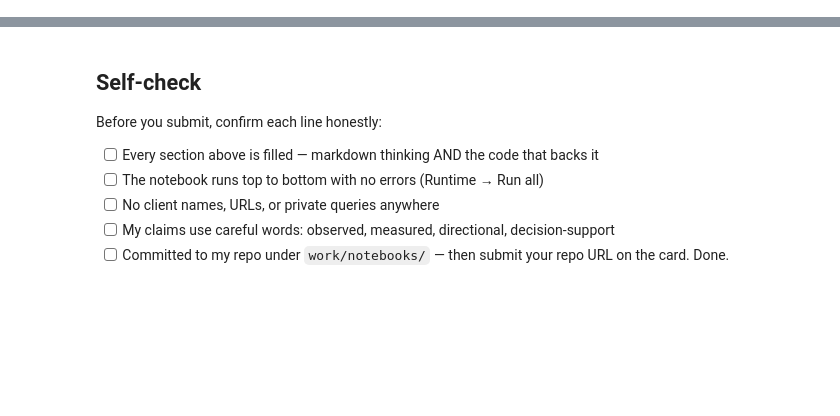
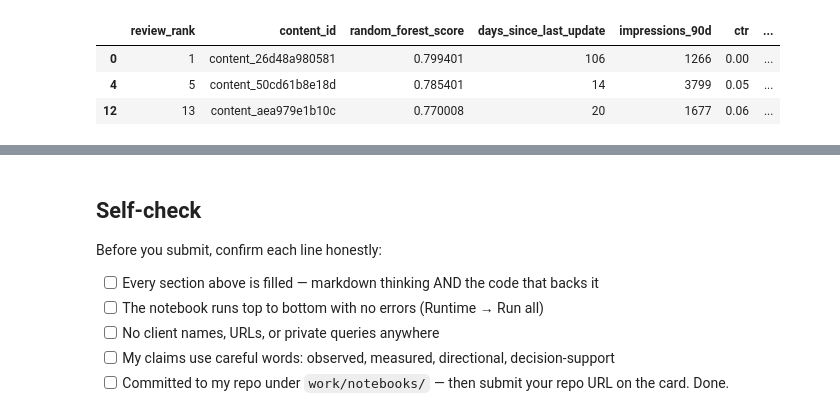
Before and after one commit to toBESkiii/FlyRank_AI_Intership, a Jupyter notebook: work/notebooks/w05_model.ipynb, the cells around one changed output, grey strips where cells are left out. Saved outputs shown, nothing was run; the diff lists cells and outputs as text; code cells hidden in the pictures; blank space fills up the shorter version.

```diff
--- a/work/notebooks/w05_model.ipynb
+++ b/work/notebooks/w05_model.ipynb
@@ -36,0 +446,96 @@ This skeleton is yours to fill. Work the sections **in order** — each one has
+# %%
+# ---------------------------------------------------------
+# 2. Build Random Forest ranked test queue
+# ---------------------------------------------------------
+
+random_forest_review = test_dataset[
+    [
+        "content_id",
+        "client_id",
+        "decline_proxy",
+        "days_since_last_update",
+        "impressions_90d",
+        "ctr",
+        "avg_position",
+        "search_volume"
+    ]
+].copy()
+
+random_forest_review["random_forest_score"] = (
+    random_forest_scores
+)
+
+random_forest_review = (
+    random_forest_review
+    .sort_values(
+        by="random_forest_score",
+        ascending=False
+    )
+    .reset_index(drop=True)
+)
+
+random_forest_review.insert(
+    0,
+    "review_rank",
+    range(1, len(random_forest_review) + 1)
+)
+
+
+# ---------------------------------------------------------
+# 3. Inspect errors inside top 50
+# ---------------------------------------------------------
+
+top_50_random_forest = (
+    random_forest_review
+    .head(50)
+    .copy()
+)
+
+correct_top_50 = (
+    top_50_random_forest["decline_proxy"] == 1
+).sum()
+
+false_positive_top_50 = (
+    top_50_random_forest["decline_proxy"] == 0
+).sum()
+
+print(
+    "Correct decline-proxy pages in Top 50:",
+    correct_top_50
+)
+
+print(
+    "False positives in Top 50:",
+    false_positive_top_50
+)
+
+
+# ---------------------------------------------------------
+# 4. Show three concrete wrong recommendations
+# ---------------------------------------------------------
+
+top_false_positives = (
+    top_50_random_forest[
+        top_50_random_forest["decline_proxy"] == 0
+    ]
+    .head(3)
+)
+
+print("\nThree high-ranked false positives:")
+
+display(
+    top_false_positives[
+        [
+            "review_rank",
+            "content_id",
+            "random_forest_score",
+            "days_since_last_update",
+            "impressions_90d",
+            "ctr",
+            "avg_position",
+            "search_volume",
+            "decline_proxy"
+        ]
+    ]
+)
+# %% [output]
@@ -36,0 +546,4 @@ This skeleton is yours to fill. Work the sections **in order** — each one has
+|  | review_rank | content_id | random_forest_score | days_since_last_update | impressions_90d | ctr | ... |
+| 0 | 1 | content_26d48a980581 | 0.799401 | 106 | 1266 | 0.00 | ... |
+| 4 | 5 | content_50cd61b8e18d | 0.785401 | 14 | 3799 | 0.05 | ... |
+| 12 | 13 | content_aea979e1b10c | 0.770008 | 20 | 1677 | 0.06 | ... |
```
Also changed, not shown: parts of 18 cells of this notebook.
